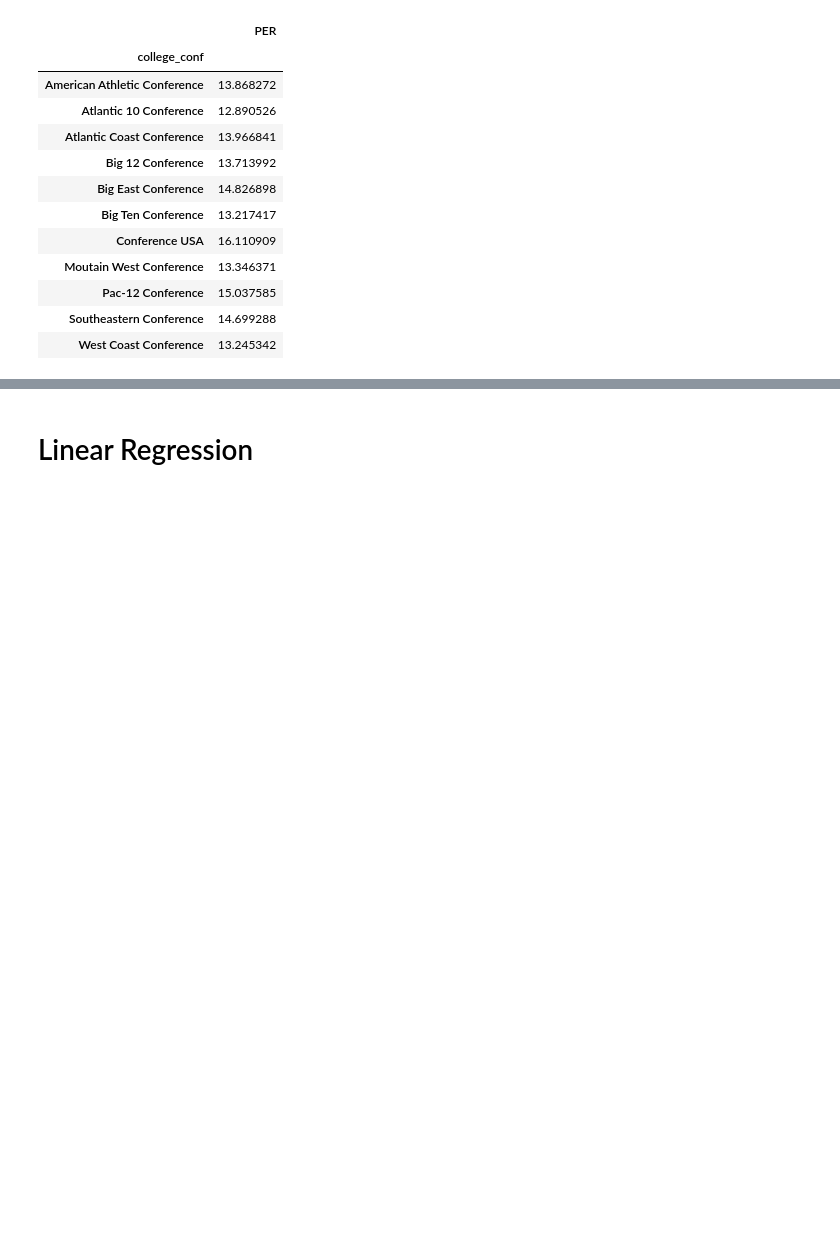
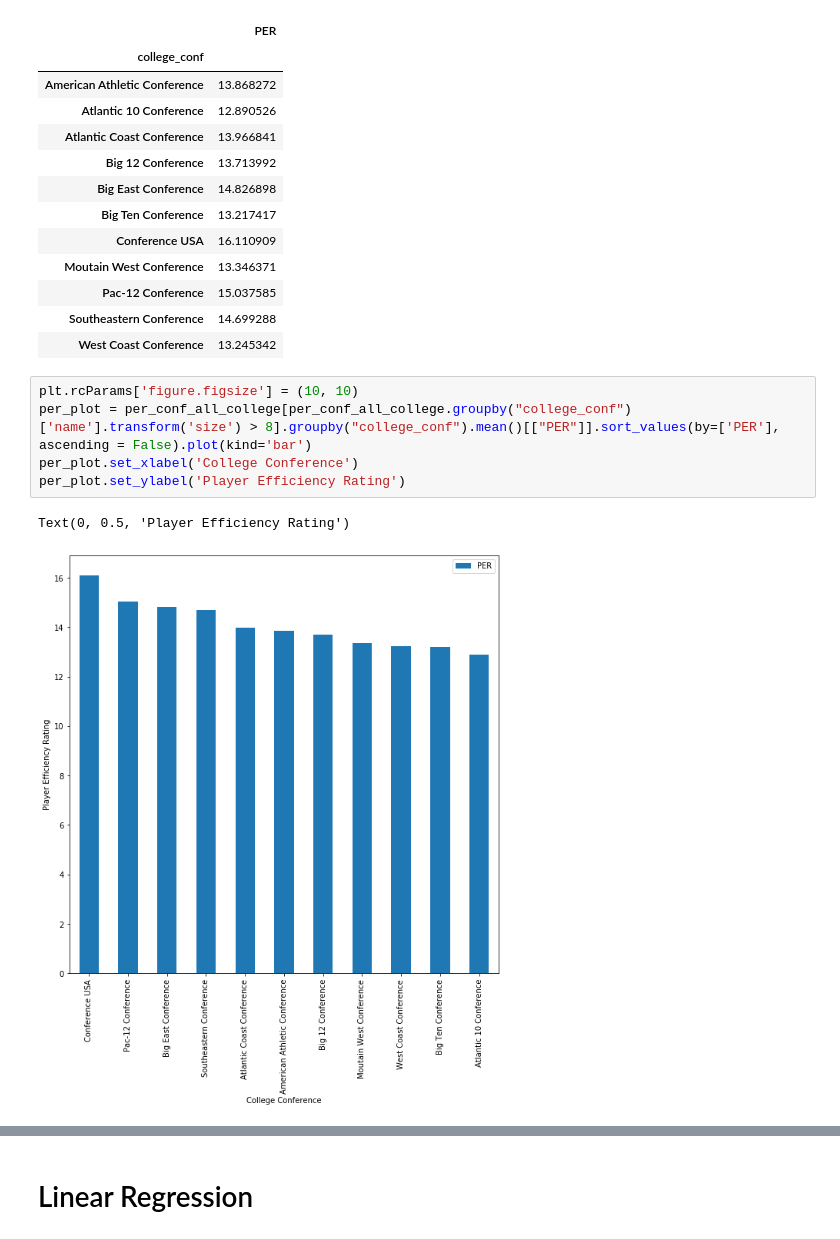
Before and after one commit to brybranmuffin/data100finalproj, a Jupyter notebook: Final-Project.ipynb, the cells around one changed output, grey strips where cells are left out. Drawn from its saved outputs; the diff is of its cells as text; blank space fills up the shorter version.

Commit message:
added NCAA_ppg vs PER visualizations

```diff
--- a/Final-Project.ipynb
+++ b/Final-Project.ipynb
@@ -760,3 +760,11 @@ per_conf_all_college[per_conf_all_college.groupby("college_conf")['name'].transf
 | Pac-12 Conference | 15.037585 |
 | Southeastern Conference | 14.699288 |
 | West Coast Conference | 13.245342 |
+# %%
+plt.rcParams['figure.figsize'] = (10, 10)
+per_plot = per_conf_all_college[per_conf_all_college.groupby("college_conf")['name'].transform('size') > 8].groupby("college_conf").mean()[["PER"]].sort_values(by=['PER'], ascending = False).plot(kind='bar')
+per_plot.set_xlabel('College Conference')
+per_plot.set_ylabel('Player Efficiency Rating')
+# %% [output]
+Text(0, 0.5, 'Player Efficiency Rating')
+[figure, added]
```
Also changed, not shown: parts of 7 cells of this notebook.
